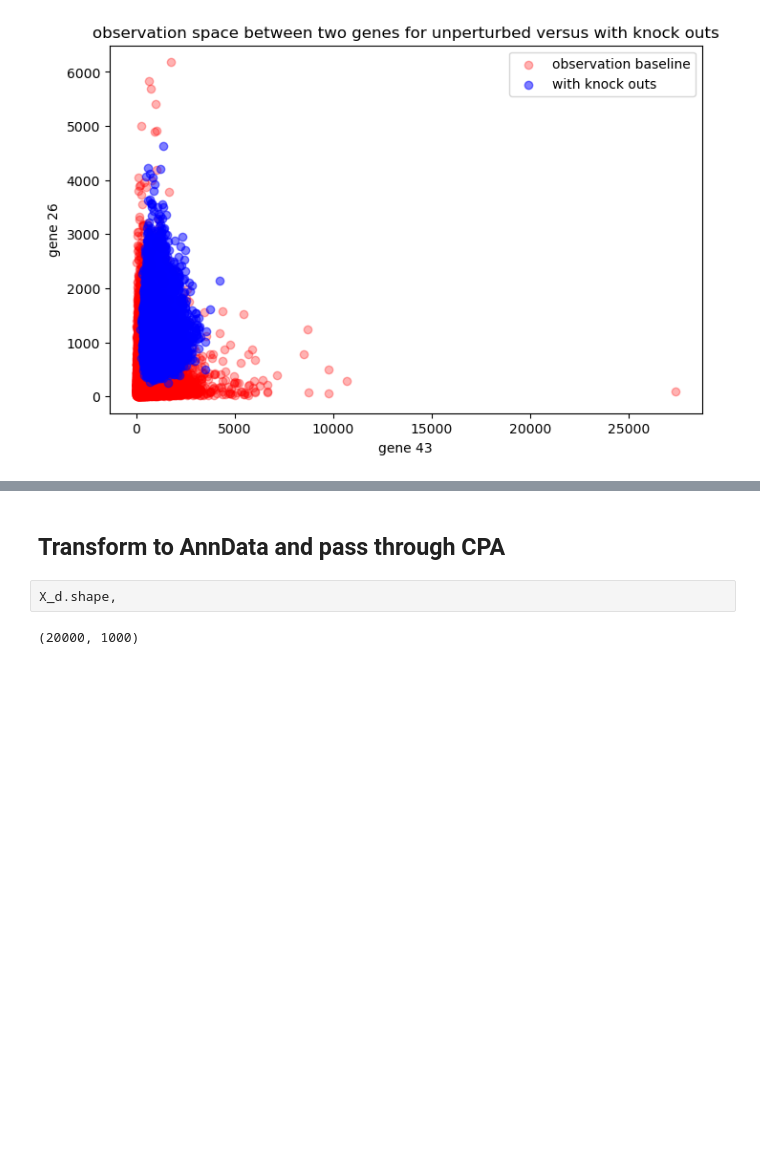
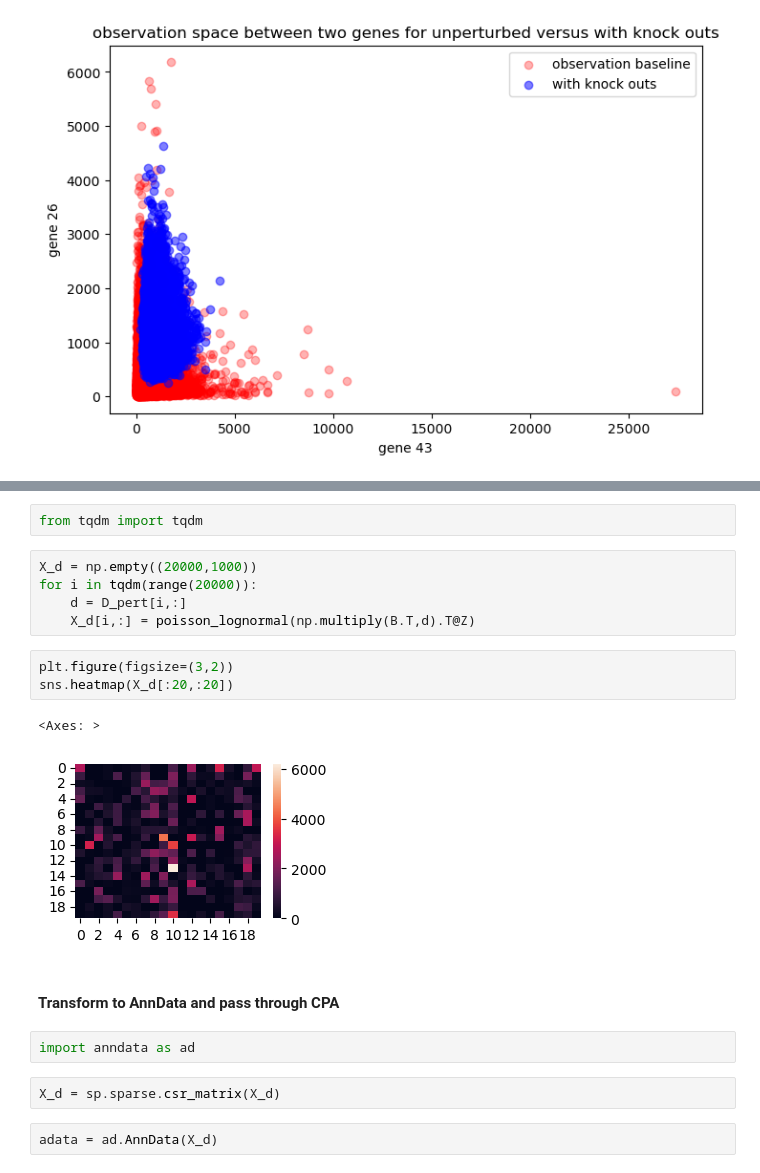
Before and after one commit to erialc-cal/cpa, a Jupyter notebook: Claire_simulations.ipynb, the cells around one changed output, grey strips where cells are left out. Cells and saved outputs as stored; diff of their text form; blank space fills up the shorter version.

```diff
--- a/Claire_simulations.ipynb
+++ b/Claire_simulations.ipynb
@@ -215,6 +216,21 @@ Text(0.5, 1.0, 'observation space between two genes for unperturbed versus with
+# %%
+from tqdm import tqdm
+# %%
+X_d = np.empty((20000,1000))
+for i in tqdm(range(20000)):
+    d = D_pert[i,:]
+    X_d[i,:] = poisson_lognormal(np.multiply(B.T,d).T@Z)
+# %%
+plt.figure(figsize=(3,2))
+sns.heatmap(X_d[:20,:20])
+# %% [output]
+<Axes: >
+[figure, added]
 # %% [markdown]
-## Transform to AnnData and pass through CPA
+#### Transform to AnnData and pass through CPA
+# %%
+import anndata as ad
 # %%
-X_d.shape,
+X_d = sp.sparse.csr_matrix(X_d)
-# %% [output]
-(20000, 1000)
+# %%
+adata = ad.AnnData(X_d)
```
Also changed, not shown: parts of 23 cells of this notebook.
